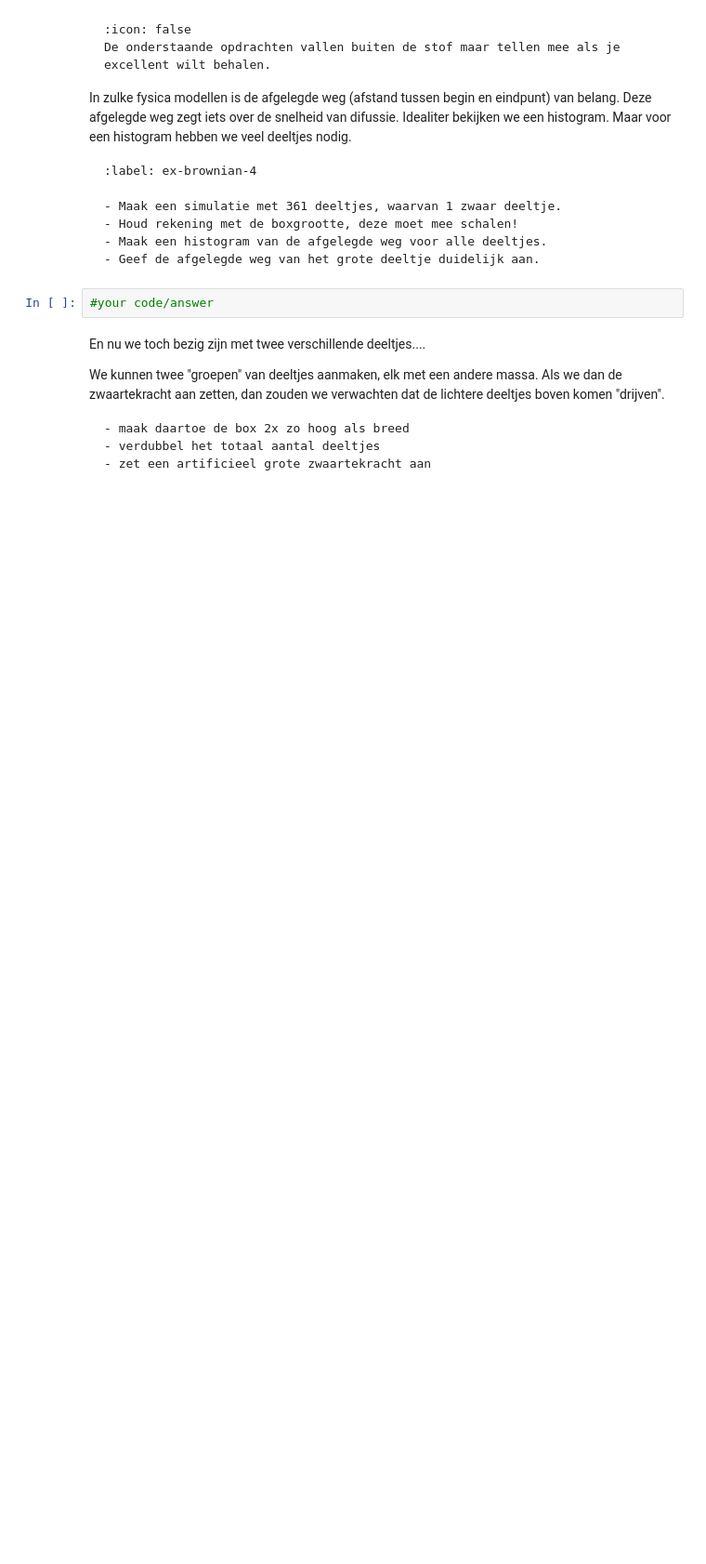
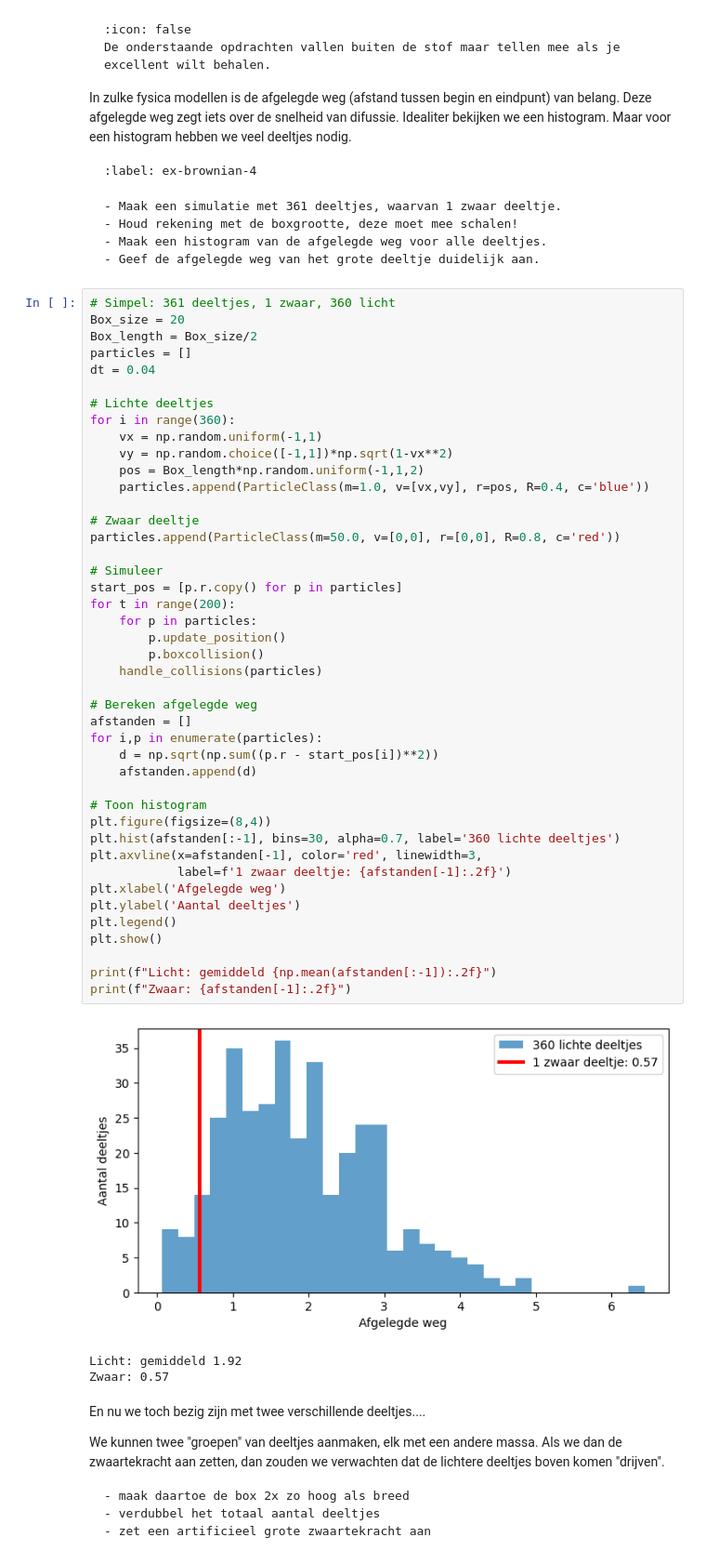
Before and after one commit to raphaelleshtam-svg/20, a Jupyter notebook: Content/PySim/4_brownianmotion.ipynb, the cells around one changed output. Shown at 93% size. Cells and saved outputs as stored; diff of their text form; blank space fills up the shorter version.

````diff
--- a/Content/PySim/4_brownianmotion.ipynb
+++ b/Content/PySim/4_brownianmotion.ipynb
@@ -250,7 +250,52 @@ Maar voor een histogram hebben we veel deeltjes nodig.
 - Geef de afgelegde weg van het grote deeltje duidelijk aan.
 ```
 # %%
-#your code/answer
+# Simpel: 361 deeltjes, 1 zwaar, 360 licht
+Box_size = 20
+Box_length = Box_size/2
+particles = []
+dt = 0.04
+
+# Lichte deeltjes
+for i in range(360):
+    vx = np.random.uniform(-1,1)
+    vy = np.random.choice([-1,1])*np.sqrt(1-vx**2)
+    pos = Box_length*np.random.uniform(-1,1,2)
+    particles.append(ParticleClass(m=1.0, v=[vx,vy], r=pos, R=0.4, c='blue'))
+
+# Zwaar deeltje
+particles.append(ParticleClass(m=50.0, v=[0,0], r=[0,0], R=0.8, c='red'))
+
+# Simuleer
+start_pos = [p.r.copy() for p in particles]
+for t in range(200):
+    for p in particles:
+        p.update_position()
+        p.boxcollision()
+    handle_collisions(particles)
+
+# Bereken afgelegde weg
+afstanden = []
+for i,p in enumerate(particles):
+    d = np.sqrt(np.sum((p.r - start_pos[i])**2))
+    afstanden.append(d)
+
+# Toon histogram
+plt.figure(figsize=(8,4))
+plt.hist(afstanden[:-1], bins=30, alpha=0.7, label='360 lichte deeltjes')
+plt.axvline(x=afstanden[-1], color='red', linewidth=3,
+            label=f'1 zwaar deeltje: {afstanden[-1]:.2f}')
+plt.xlabel('Afgelegde weg')
+plt.ylabel('Aantal deeltjes')
+plt.legend()
+plt.show()
+
+print(f"Licht: gemiddeld {np.mean(afstanden[:-1]):.2f}")
+print(f"Zwaar: {afstanden[-1]:.2f}")
+# %% [output]
+[figure, added]
+Licht: gemiddeld 1.92
+Zwaar: 0.57
 # %% [markdown]
 En nu we toch bezig zijn met twee verschillende deeltjes....
 
````
Also changed, not shown: parts of 4 cells of this notebook, 1 other file.
